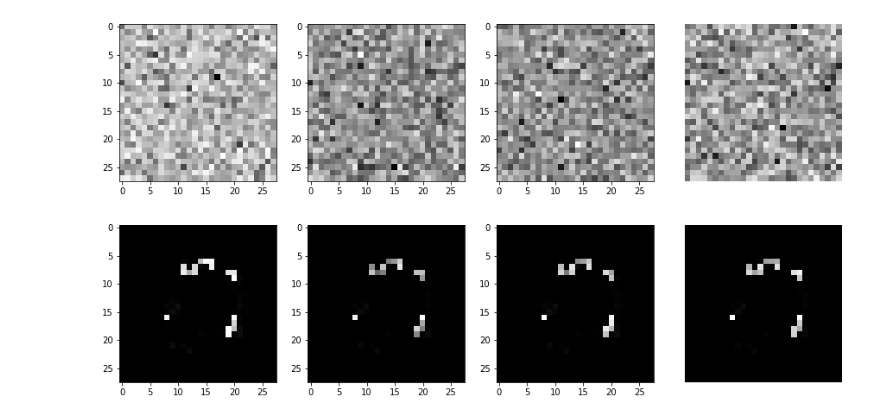
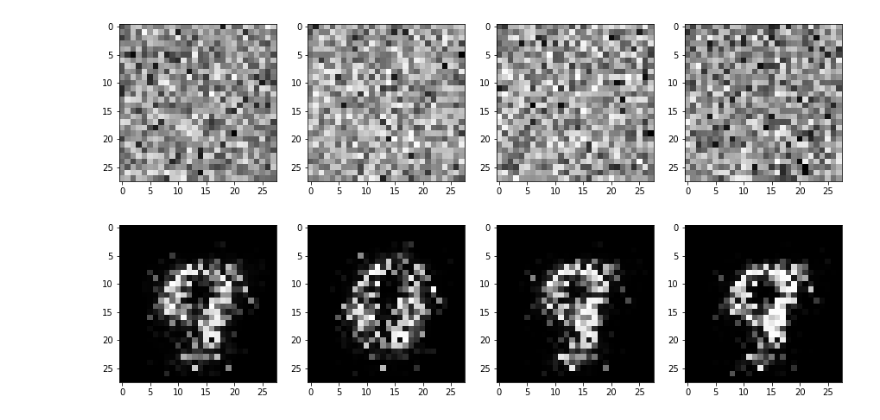
Before and after one commit to BIGKnight/Vanila_GAN, a Jupyter notebook: main.ipynb, the cells around one changed output. Drawn from its saved outputs; the diff is of its cells as text; code cells hidden in the pictures.

```diff
--- a/main.ipynb
+++ b/main.ipynb
@@ -5,7 +5,7 @@ cuda_device = torch.device("cuda:0")
 torch.cuda.set_device(cuda_device)
 
 args = {}
-args['lr'] = 1e-3
+args['lr'] = 1e-4
 args['b_s'] = 32
 args['z_dim'] = 100
 args['epoch'] = 1000
@@ -13,13 +13,8 @@ args['epoch'] = 1000
 import torchvision.datasets as ds
 from torchvision import transforms
 train_data = ds.MNIST('/home/yuhong_zhong/sdb2/wangyezhen/datasets/', train=True, transform=transforms.Compose([
-                       transforms.ToTensor(),
-                       transforms.Normalize((0.1307,), (0.3081,))]))
-test_data = ds.MNIST('/home/yuhong_zhong/sdb2/wangyezhen/datasets/', train=False, transform=transforms.Compose([
-                       transforms.ToTensor(),
-                       transforms.Normalize((0.1307,), (0.3081,))]))
+                       transforms.ToTensor()]))
 train_loader = torch.utils.data.DataLoader(train_data, batch_size=args['b_s'], shuffle=True)
-test_loader = torch.utils.data.DataLoader(test_data, batch_size=args['b_s'], shuffle=True)
 # %%
 from Discriminator import Discriminator
 from Generator import Generator
@@ -39,7 +34,7 @@ for i in range(args['epoch']):
     for train_img, gt in train_loader:
 
         # eval
-        if step % 20000 == 0:
+        if step % 5000 == 0:
             z_prior = torch.randn(4, args['z_dim'], dtype=torch.float32).to(cuda_device)
             g_z = G(z_prior)
             samples = torch.squeeze(g_z).view(4, 28, 28).data.cpu().numpy()
@@ -48,35 +43,34 @@ for i in range(args['epoch']):
             fig_1.imshow(samples[1], cmap='Greys_r')
             fig_2.imshow(samples[2], cmap='Greys_r')
             fig_3.imshow(samples[3], cmap='Greys_r')
-            plt.axis('off')
             plt.show()
             plt.close(fig)
 
         # update discriminator
         train_img = train_img.to(cuda_device)
         z_prior = torch.randn(args['b_s'], args['z_dim'], dtype=torch.float32).to(cuda_device)
 
         g_z = G(z_prior)
         d_real = D(train_img.view(args['b_s'], 28 * 28))
         d_fake = D(g_z)
 
         D_optimizer.zero_grad()
         d_real_loss = Criterion(d_real, D_real_label)
         d_fake_loss = Criterion(d_fake, D_fake_label)
         d_loss =  d_real_loss + d_fake_loss
         d_loss.backward()
         D_optimizer.step()
 
         # update generator
         z_prior = torch.randn(args['b_s'], args['z_dim'], dtype=torch.float32).to(cuda_device)
         g_z = G(z_prior)
         d_fake = D(g_z)
 
         G_optimizer.zero_grad()
         g_loss = Criterion(d_fake, D_real_label)
         g_loss.backward()
         G_optimizer.step()
         step += 1
 # %% [output]
-[figure, old version]
+[figure, new version]
-[figure, old version]
+[figure, new version]
```
Also changed, not shown: 2 other files.
